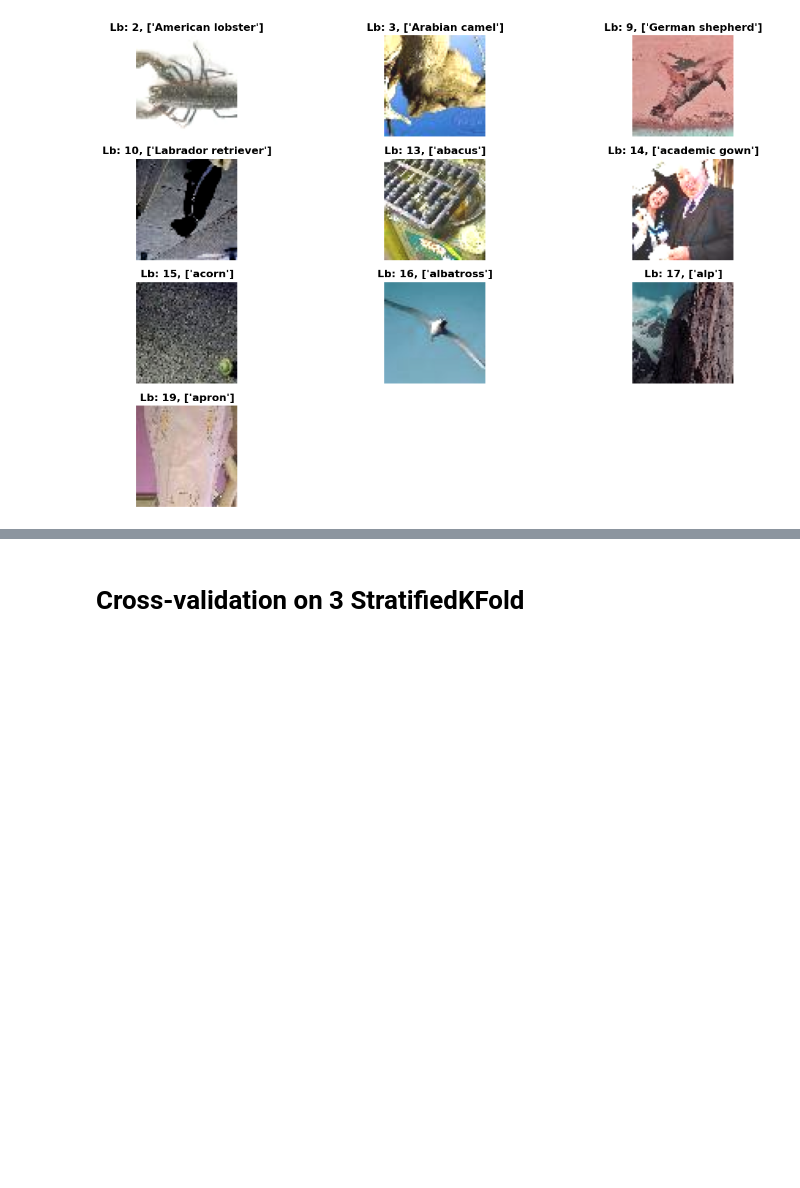
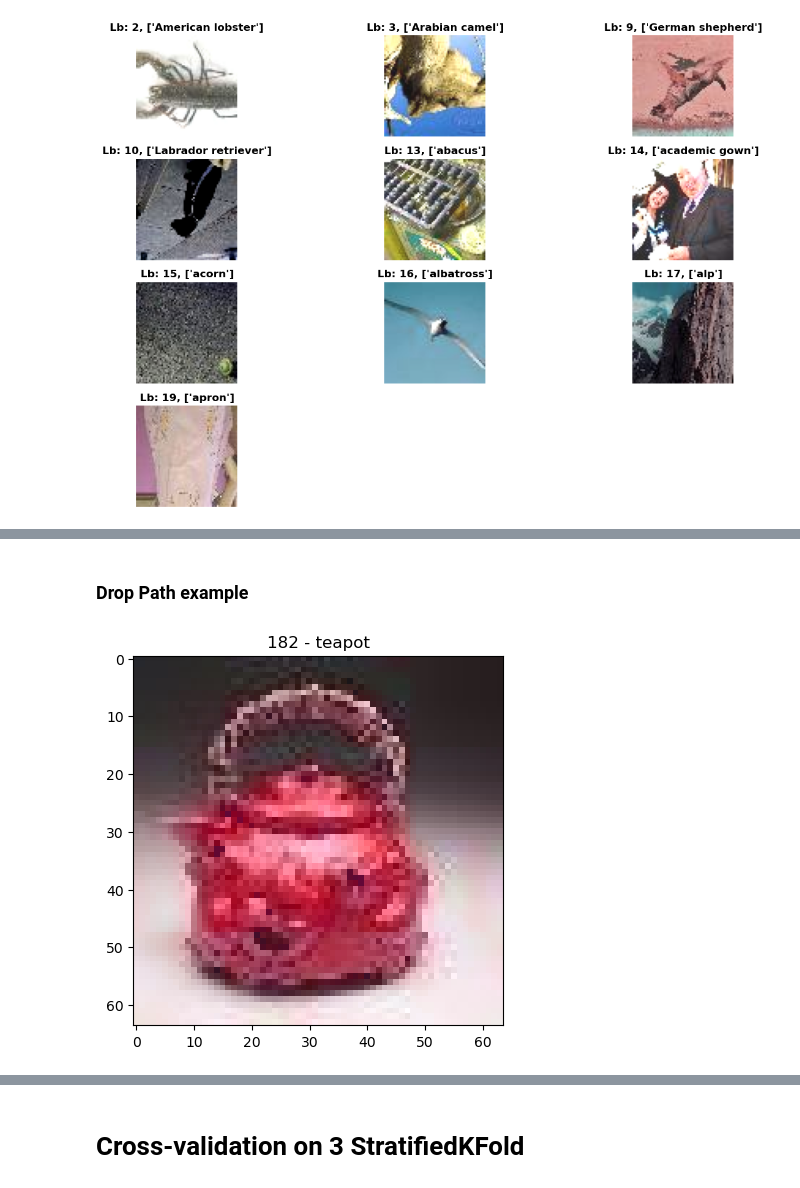
Before and after one commit to danieltar18/cnn-tensorflow, a Jupyter notebook: tiny_imagenet/tiny_imagenet_notebook.ipynb, the cells around one changed output, grey strips where cells are left out. Saved outputs shown, nothing was run; the diff lists cells and outputs as text; code cells hidden in the pictures; blank space fills up the shorter version.

Commit message:
Update Tiny ImageNet Notebook

```diff
--- a/tiny_imagenet/tiny_imagenet_notebook.ipynb
+++ b/tiny_imagenet/tiny_imagenet_notebook.ipynb
@@ -37,7 +37,7 @@ from sklearn.metrics import confusion_matrix, accuracy_score
 RANDOM_SEED = 42
 IMG_HEIGHT = 64
 IMG_WIDTH = 64
-BATCH_SIZE = 128
+BATCH_SIZE = 4096
 # %%
 physical_devices = tf.config.list_physical_devices('GPU')
 print("Num GPUs Available: ", len(physical_devices))
@@ -295,0 +189,5 @@ model = tf.keras.Sequential([
+# %% [markdown]
+### Drop Path example
+# %%
+random_pic = next(iter(train_ds))
+sample_img, sample_label = random_pic[0][0], random_pic[1][0]
@@ -295,0 +200,6 @@ model = tf.keras.Sequential([
+# %%
+plt.imshow(sample_img)
+plt.title(f"{sample_label} - {unique_labels[int(sample_label.numpy())][1].numpy().decode('utf-8')}")
+plt.show()
+# %% [output]
+[figure, added]
```
Also changed, not shown: parts of 22 cells of this notebook, 1 other file.
